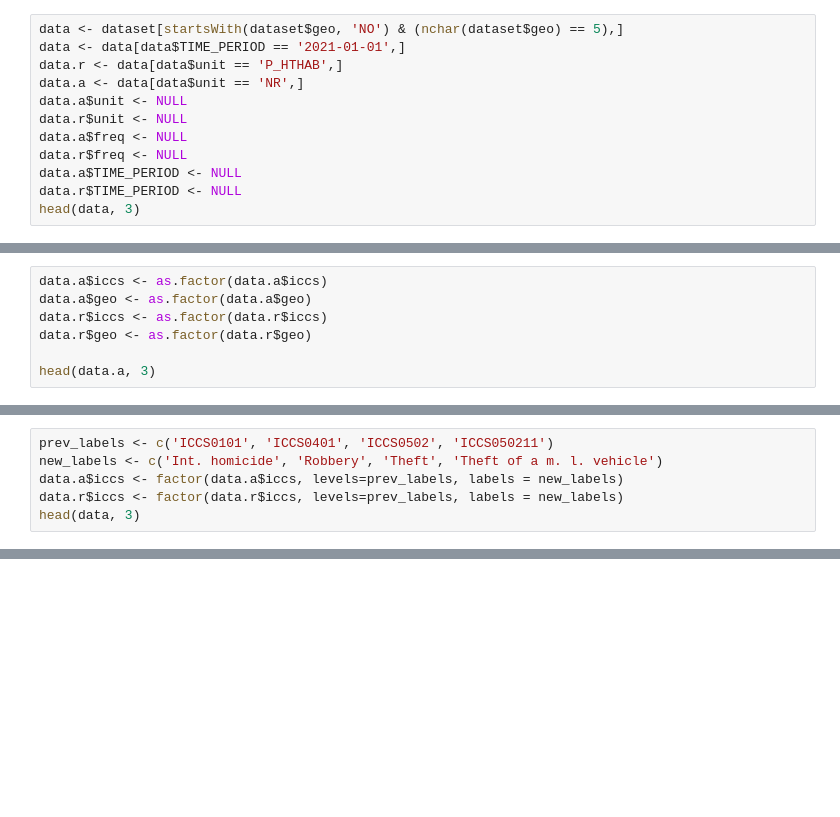
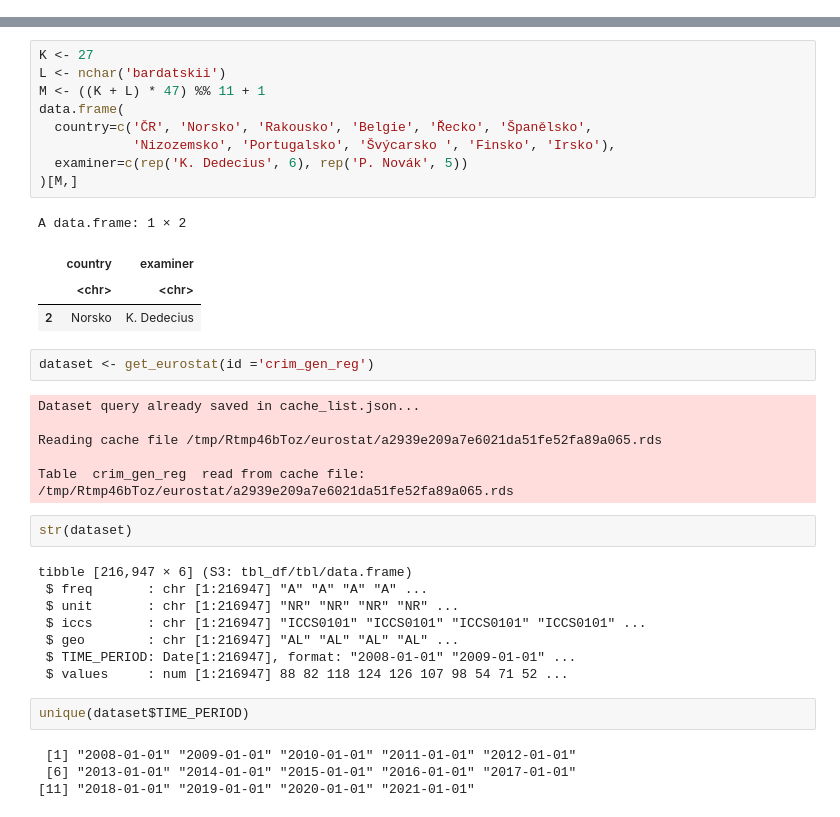
Before and after one commit to nickobard/eurostat-datasets-analysis, a Jupyter notebook: sem-1/semestral-work.ipynb, the cells around one changed output, grey strips where cells are left out. Drawn from its saved outputs; the diff is of its cells as text; blank space fills up the shorter version.

Commit message:
Starter notebook

```diff
--- a/sem-1/semestral-work.ipynb
+++ b/sem-1/semestral-work.ipynb
@@ -102,12 +0,0 @@ living there
-# %%
-data <- dataset[startsWith(dataset$geo, 'NO') & (nchar(dataset$geo) == 5),]
-data <- data[data$TIME_PERIOD == '2021-01-01',]
-data.r <- data[data$unit == 'P_HTHAB',]
-data.a <- data[data$unit == 'NR',]
-data.a$unit <- NULL
-data.r$unit <- NULL
-data.a$freq <- NULL
-data.r$freq <- NULL
-data.a$TIME_PERIOD <- NULL
-data.r$TIME_PERIOD <- NULL
-head(data, 3)
@@ -126,7 +0,0 @@ A tibble: 3 × 6
-# %%
-data.a$iccs <- as.factor(data.a$iccs)
-data.a$geo <- as.factor(data.a$geo)
-data.r$iccs <- as.factor(data.r$iccs)
-data.r$geo <- as.factor(data.r$geo)
-
-head(data.a, 3)
@@ -153,6 +0,0 @@ A tibble: 3 × 3
-# %%
-prev_labels <- c('ICCS0101', 'ICCS0401', 'ICCS0502', 'ICCS050211')
-new_labels <- c('Int. homicide', 'Robbery', 'Theft', 'Theft of a m. l. vehicle')
-data.a$iccs <- factor(data.a$iccs, levels=prev_labels, labels = new_labels)
-data.r$iccs <- factor(data.r$iccs, levels=prev_labels, labels = new_labels)
-head(data, 3)
@@ -294,0 +13,38 @@ Thanks to visualizations and summaries above, we can see that the **"most popula
+# %%
+K <- 27
+L <- nchar('bardatskii')
+M <- ((K + L) * 47) %% 11 + 1
+data.frame(
+  country=c('ČR', 'Norsko', 'Rakousko', 'Belgie', 'Řecko', 'Španělsko',
+            'Nizozemsko', 'Portugalsko', 'Švýcarsko	', 'Finsko', 'Irsko'),
+  examiner=c(rep('K. Dedecius', 6), rep('P. Novák', 5))
+)[M,]
+# %% [output]
+A data.frame: 1 × 2
+|  | country | examiner |
+|  | <chr> | <chr> |
+| 2 | Norsko | K. Dedecius |
+# %%
+dataset <- get_eurostat(id ='crim_gen_reg')
+# %% [output]
+Dataset query already saved in cache_list.json...
+
+Reading cache file /tmp/Rtmp46bToz/eurostat/a2939e209a7e6021da51fe52fa89a065.rds
+
+Table  crim_gen_reg  read from cache file:  /tmp/Rtmp46bToz/eurostat/a2939e209a7e6021da51fe52fa89a065.rds
+# %%
+str(dataset)
+# %% [output]
+tibble [216,947 × 6] (S3: tbl_df/tbl/data.frame)
+ $ freq       : chr [1:216947] "A" "A" "A" "A" ...
+ $ unit       : chr [1:216947] "NR" "NR" "NR" "NR" ...
+ $ iccs       : chr [1:216947] "ICCS0101" "ICCS0101" "ICCS0101" "ICCS0101" ...
+ $ geo        : chr [1:216947] "AL" "AL" "AL" "AL" ...
+ $ TIME_PERIOD: Date[1:216947], format: "2008-01-01" "2009-01-01" ...
+ $ values     : num [1:216947] 88 82 118 124 126 107 98 54 71 52 ...
+# %%
+unique(dataset$TIME_PERIOD)
+# %% [output]
+ [1] "2008-01-01" "2009-01-01" "2010-01-01" "2011-01-01" "2012-01-01"
+ [6] "2013-01-01" "2014-01-01" "2015-01-01" "2016-01-01" "2017-01-01"
+[11] "2018-01-01" "2019-01-01" "2020-01-01" "2021-01-01"
```
Also changed, not shown: parts of 43 cells of this notebook, 1 other file.
